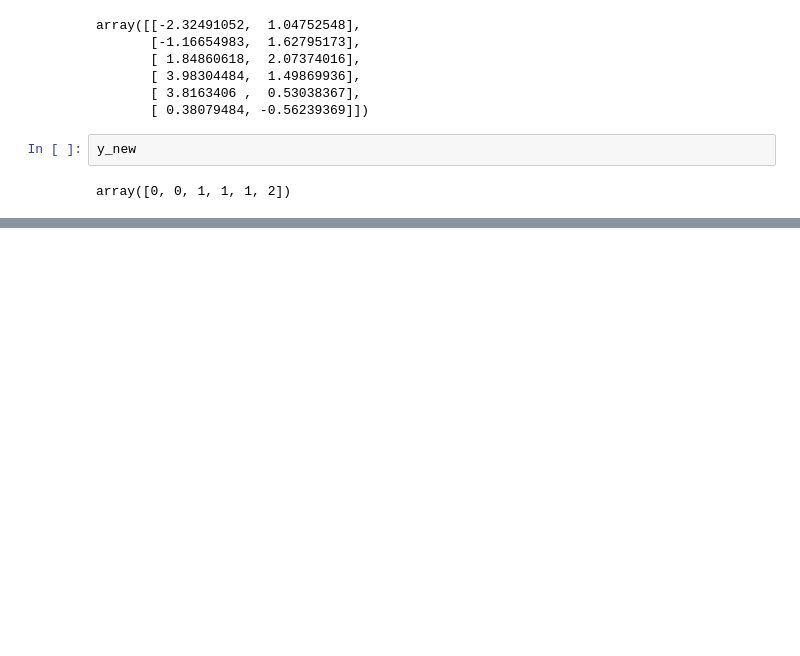
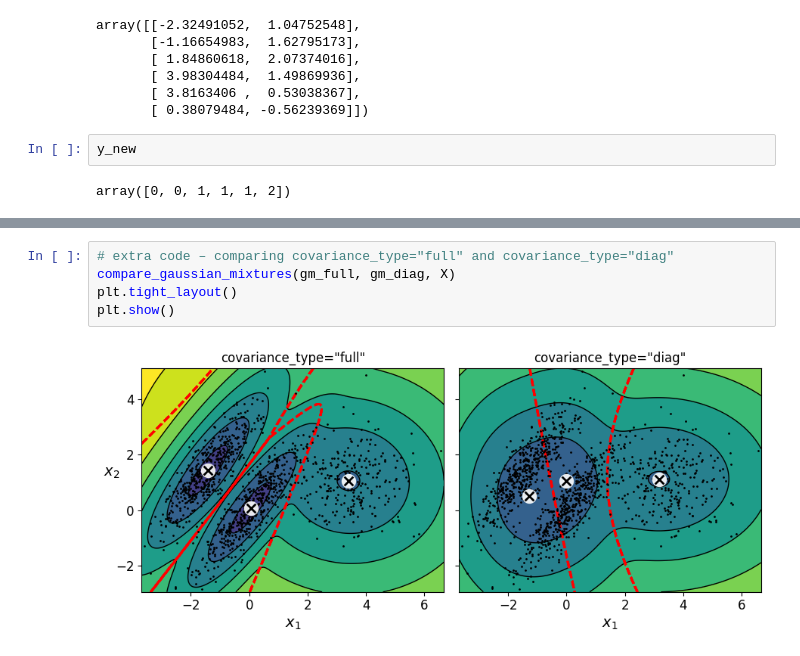
Before and after one commit to Pavan-jangid-here/Learning, a Jupyter notebook: Machine Learning (ML)/8. Unsupervised Learning.ipynb, the cells around one changed output, grey strips where cells are left out. Cells and saved outputs as stored; diff of their text form; blank space fills up the shorter version.

```diff
--- a/Machine Learning (ML)/8. Unsupervised Learning.ipynb
+++ b/Machine Learning (ML)/8. Unsupervised Learning.ipynb
@@ -1071,0 +1182,7 @@ array([0, 0, 1, 1, 1, 2])
+# %%
+# extra code – comparing covariance_type="full" and covariance_type="diag"
+compare_gaussian_mixtures(gm_full, gm_diag, X)
+plt.tight_layout()
+plt.show()
+# %% [output]
+[figure, added]
```
Also changed, not shown: parts of 11 cells of this notebook, 3 other files.
